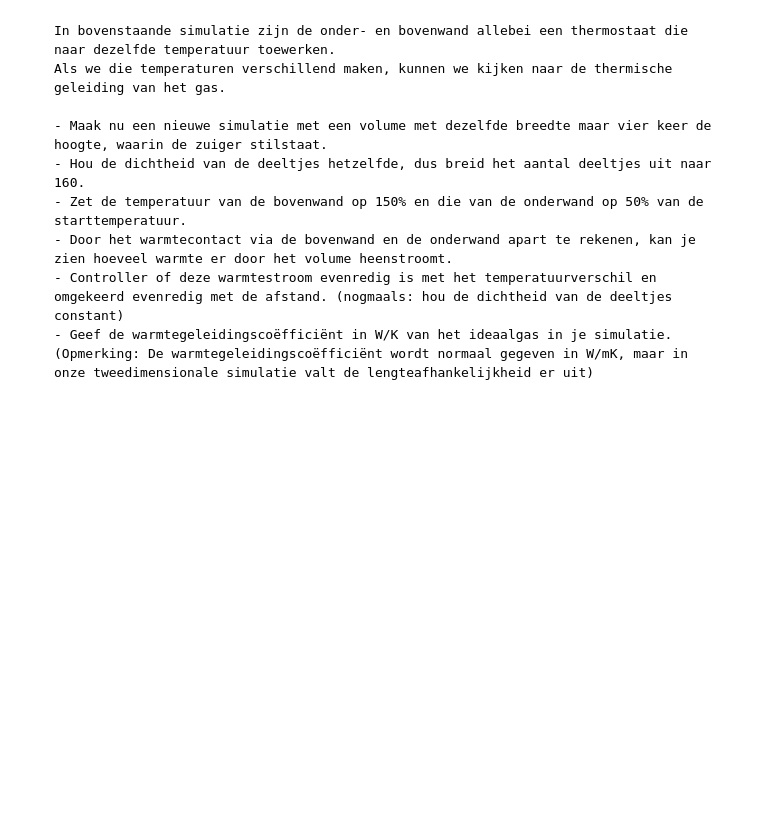
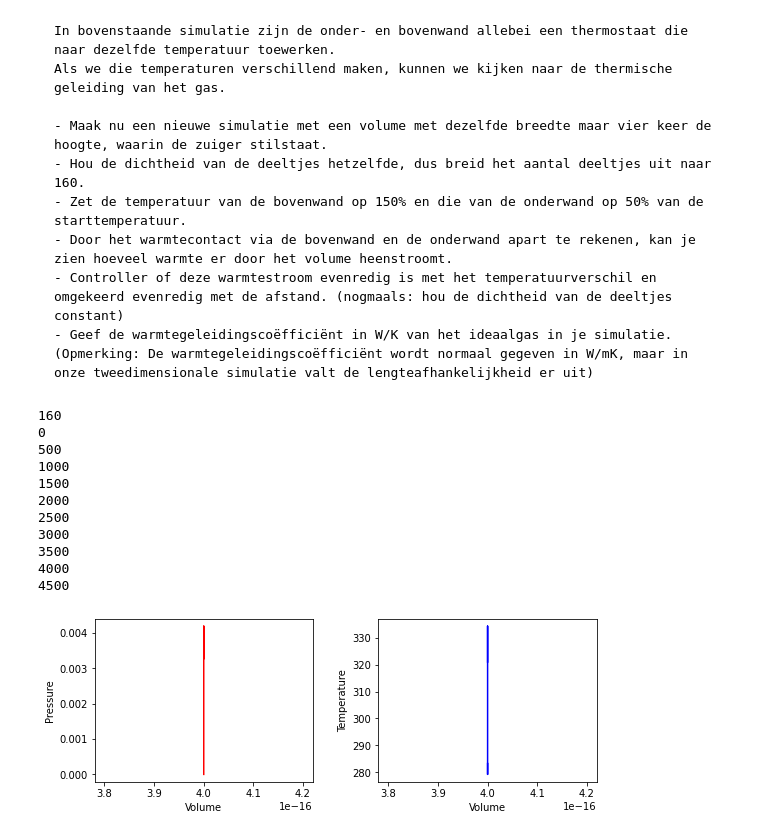
Before and after one commit to oprelo/thermo-project, a Jupyter notebook: Content/PySim/8_thermostaat.ipynb, the cells around one changed output. Cells and saved outputs as stored; diff of their text form; code cells hidden in the pictures; blank space fills up the shorter version.

```diff
--- a/Content/PySim/8_thermostaat.ipynb
+++ b/Content/PySim/8_thermostaat.ipynb
@@ -457,0 +468,57 @@ Als we die temperaturen verschillend maken, kunnen we kijken naar de thermische
+# %%
+particles = []
+N_steps = 5000
+volumes = np.zeros(N_steps, dtype=float)
+pressures = np.zeros(N_steps, dtype=float)
+temperatures = np.zeros(N_steps, dtype=float)
+heats = np.zeros((N_steps,2), dtype=float)
+works = np.zeros(N_steps, dtype=float)
+
+pressure = 0.0
+work = 0.0
+heat = [0.0,0.0]
+box_height = 4*BOX_SIZE_0 #4 keer de hoogte
+box_length = BOX_SIZE_0         # zetten zuiger terug
+N = 160 #4 keer zoveel deeltjes
+v_piston = 0 #zuiger stilzetten
+create_particles(particles)     # resetten deeltjes
+set_temp = [1.5*temperature(particles), 0.5*temperature(particles)]
+index_dict = {1:0,-1:1}
+
+for i in range(N_steps):
+    take_time_step(particles)
+    volumes[i] = box_length * box_height
+    pressures[i] = pressure
+    temperatures[i] = temperature(particles)
+    heats[i,0] = heat[0]
+    heats[i,1] = heat[1]
+    works[i] = work
+    if i%500==0:
+        print(i)
+
+
+fig, (ax1, ax2) = plt.subplots(1, 2, figsize=(9, 3))
+ax1.set_xlabel('Volume')
+ax1.set_ylabel('Pressure')
+ax2.set_xlabel('Volume')
+ax2.set_ylabel('Temperature')
+fig.tight_layout
+
+ax1.plot(volumes, pressures, '-r')
+ax2.plot(volumes, temperatures, '-b')
+
+plt.subplots_adjust(wspace=0.3)
+plt.show()
+# %% [output]
+160
+0
+500
+1000
+1500
+2000
+2500
+3000
+3500
+4000
+4500
+[figure, added]
```
Also changed, not shown: parts of 10 cells of this notebook, 2 other files.
